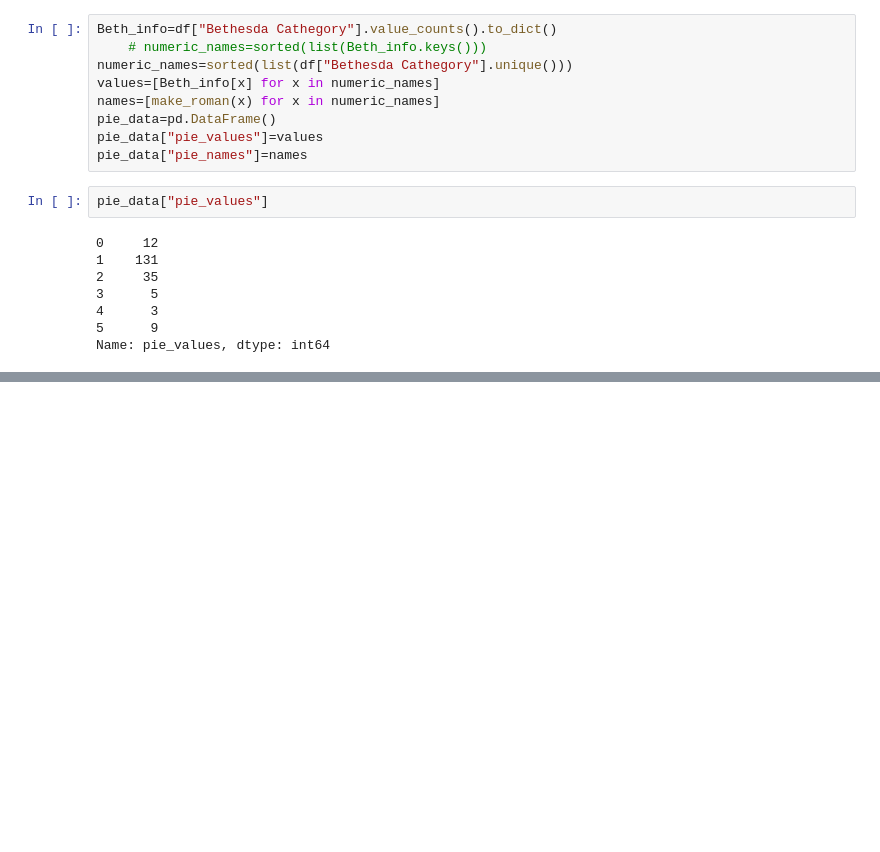
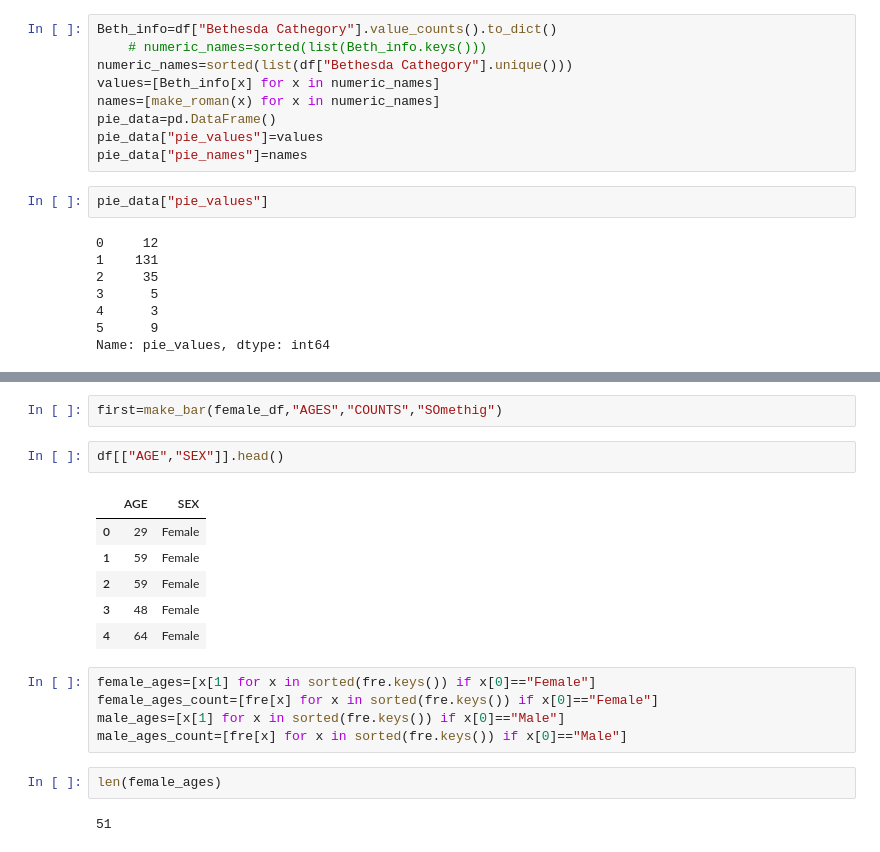
Before and after one commit to mathmax-team/USCAP_Thyroid, a Jupyter notebook: data/USCAP_data.ipynb, the cells around one changed output, grey strips where cells are left out. Drawn from its saved outputs; the diff is of its cells as text; blank space fills up the shorter version.

```diff
--- a/data/USCAP_data.ipynb
+++ b/data/USCAP_data.ipynb
@@ -1932,0 +2046,20 @@ Name: pie_values, dtype: int64
+# %%
+first=make_bar(female_df,"AGES","COUNTS","SOmethig")
+# %%
+df[["AGE","SEX"]].head()
+# %% [output]
+|  | AGE | SEX |
+| 0 | 29 | Female |
+| 1 | 59 | Female |
+| 2 | 59 | Female |
+| 3 | 48 | Female |
+| 4 | 64 | Female |
+# %%
+female_ages=[x[1] for x in sorted(fre.keys()) if x[0]=="Female"]
+female_ages_count=[fre[x] for x in sorted(fre.keys()) if x[0]=="Female"]
+male_ages=[x[1] for x in sorted(fre.keys()) if x[0]=="Male"]
+male_ages_count=[fre[x] for x in sorted(fre.keys()) if x[0]=="Male"]
+# %%
+len(female_ages)
+# %% [output]
+51
```
Also changed, not shown: parts of 57 cells of this notebook, 9 other files.
